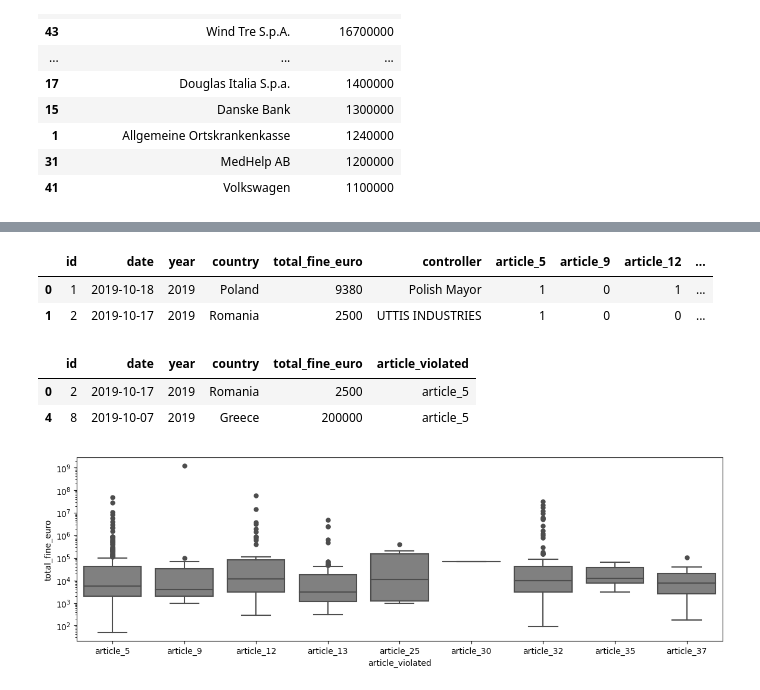
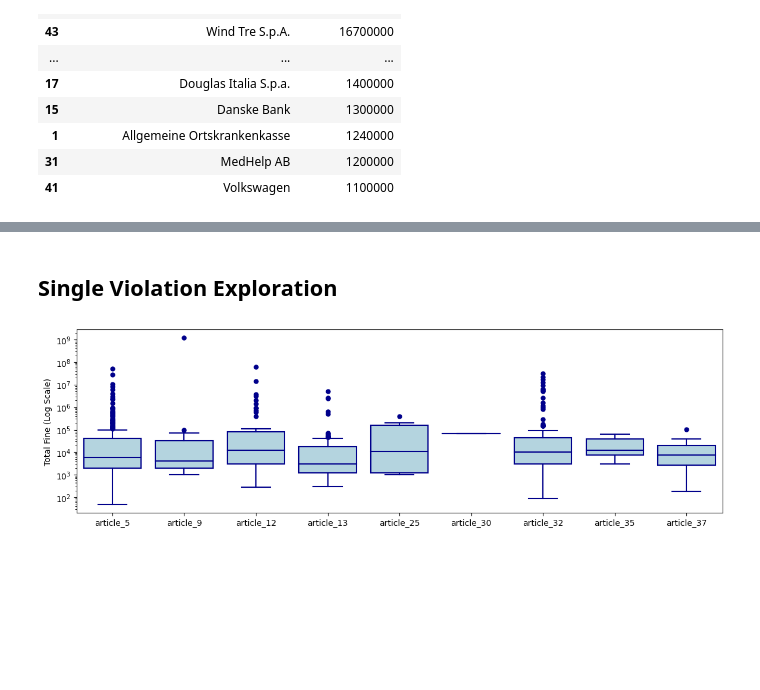
Before and after one commit to dc27/gdpr-fines-analysis, a Jupyter notebook: dev.ipynb, the cells around one changed output, grey strips where cells are left out. Saved outputs shown, nothing was run; the diff lists cells and outputs as text; code cells hidden in the pictures; blank space fills up the shorter version.

```diff
--- a/dev.ipynb
+++ b/dev.ipynb
@@ -138,6 +138,8 @@ only_top_n_highest_fines = (
 # %%
 fig, ax = plt.subplots(figsize=(14, 5))
 ax.set_yscale("log")
+
+sns.set_style("darkgrid", {"axes.facecolor": ".9"})
 
 sns.stripplot(
     x='article_number',
@@ -434,14 +387,0 @@ fines_long
-# %%
-fig, ax = plt.subplots(1, 2)
-
-sns.set_style('whitegrid')
-sns.barplot(y='controller', x='sum', orient='h', data=top_25_fined_controllers, ax=ax[0], color='purple')
-sns.barplot(y='controller', x='sum', orient='h', data=top_25_fined_controllers, ax=ax[1], color='purple')
-
-fig.axes[0].set(title='Linear Scale', ylabel='')
-ax[0].tick_params(axis="y", labelsize=8)
-ax[0].xaxis.set_major_formatter('{x:,.0f} €')
-ax[0].tick_params(axis='x', rotation=45)
-fig.axes[1].set(xscale='log', ylabel='', yticklabels='', yticks=[], title='Log Scale')
-ax[1].xaxis.set_major_formatter('{x:,.0f} €')
-ax[1].tick_params(axis='x', rotation=45)
@@ -450,9 +388,5 @@ ax[1].tick_params(axis='x', rotation=45)
-# %%
-with_controller.head(2)
-# %% [output]
-|  | id | date | year | country | total_fine_euro | controller | article_5 | article_9 | article_12 | ... |
-| 0 | 1 | 2019-10-18 | 2019 | Poland | 9380 | Polish Mayor | 1 | 0 | 1 | ... |
-| 1 | 2 | 2019-10-17 | 2019 | Romania | 2500 | UTTIS INDUSTRIES | 1 | 0 | 0 | ... |
+# %% [markdown]
+## Single Violation Exploration
 # %%
 single_violations = (
     with_controller
@@ -468,22 +402,25 @@ single_violations = (
     )
     .loc[lambda x: x.violated == 1, ['id', 'date', 'year', 'country', 'total_fine_euro', 'article_violated']]
 )
-# %%
-single_violations.head(2)
-# %% [output]
-|  | id | date | year | country | total_fine_euro | article_violated |
-| 0 | 2 | 2019-10-17 | 2019 | Romania | 2500 | article_5 |
-| 4 | 8 | 2019-10-07 | 2019 | Greece | 200000 | article_5 |
 # %%
 fig, ax = plt.subplots(1, figsize=(14,4))
 
 sns.boxplot(
     y='total_fine_euro',
     x='article_violated',
     data=single_violations,
-    ax=ax, color='grey',
-    flierprops={"marker": "o"})
+    ax=ax, color='lightblue',
+    whiskerprops={'color':'darkblue'},
+    boxprops={'edgecolor':'darkblue'},
+    capprops={'color':'darkblue'},
+    medianprops={'color':'darkblue'},
+    flierprops={
+        "marker": "o",
+        "markerfacecolor':'darkblue",
+                'markeredgecolor':'darkblue'
+    })
 
+ax.set(xlabel=None, ylabel="Total Fine (Log Scale)")
 ax.set_yscale("log")
 # %% [output]
-[figure, old version]
+[figure, new version]
```
Also changed, not shown: parts of 26 cells of this notebook.
